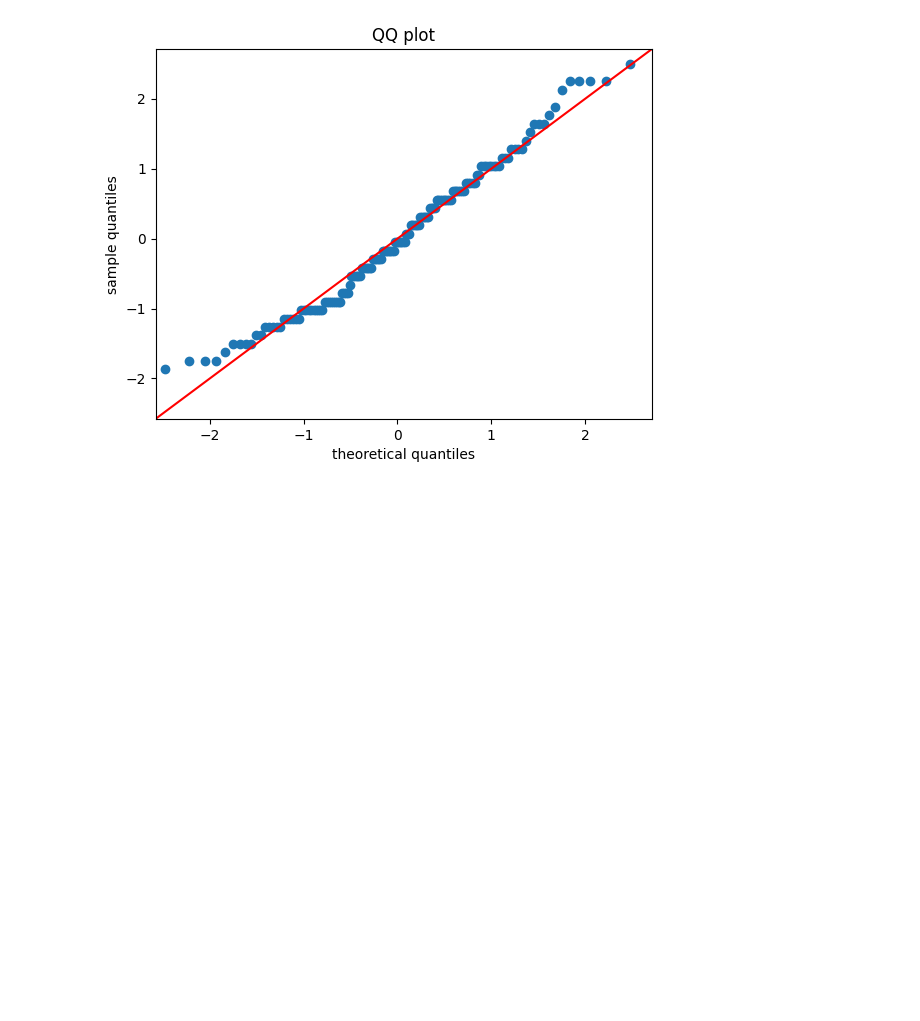
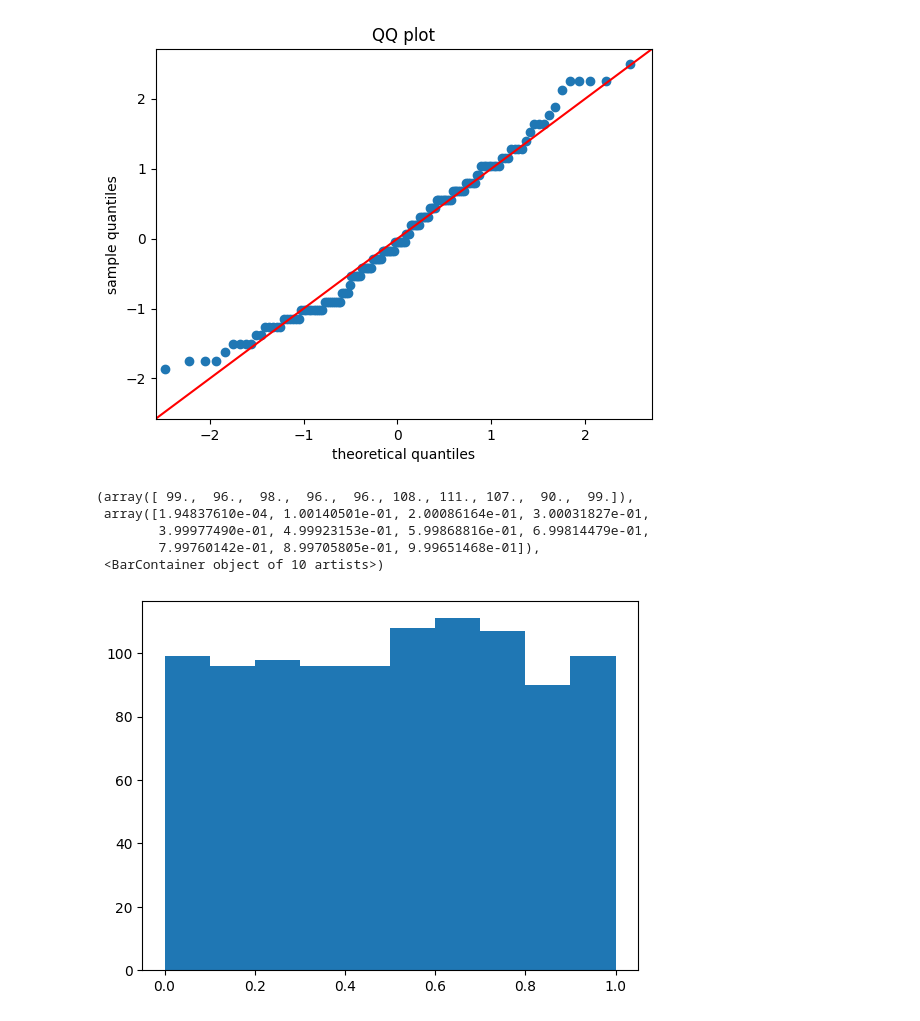
Before and after one commit to SUCCESSneeded/practice, a Jupyter notebook: Mlmaths.ipynb, the cells around one changed output. Cells and saved outputs as stored; diff of their text form; code cells hidden in the pictures; blank space fills up the shorter version.

```diff
--- a/Mlmaths.ipynb
+++ b/Mlmaths.ipynb
@@ -281,0 +282,12 @@ plt.show()
+# %%
+#genertate a set of random data
+x=np.random.uniform(low=0,high=1,size=1000)
+# %%
+plt.hist(x)
+# %% [output]
+(array([ 99.,  96.,  98.,  96.,  96., 108., 111., 107.,  90.,  99.]),
+ array([1.94837610e-04, 1.00140501e-01, 2.00086164e-01, 3.00031827e-01,
+        3.99977490e-01, 4.99923153e-01, 5.99868816e-01, 6.99814479e-01,
+        7.99760142e-01, 8.99705805e-01, 9.99651468e-01]),
+ <BarContainer object of 10 artists>)
+[figure, added]
```
Also changed, not shown: parts of 22 cells of this notebook.
